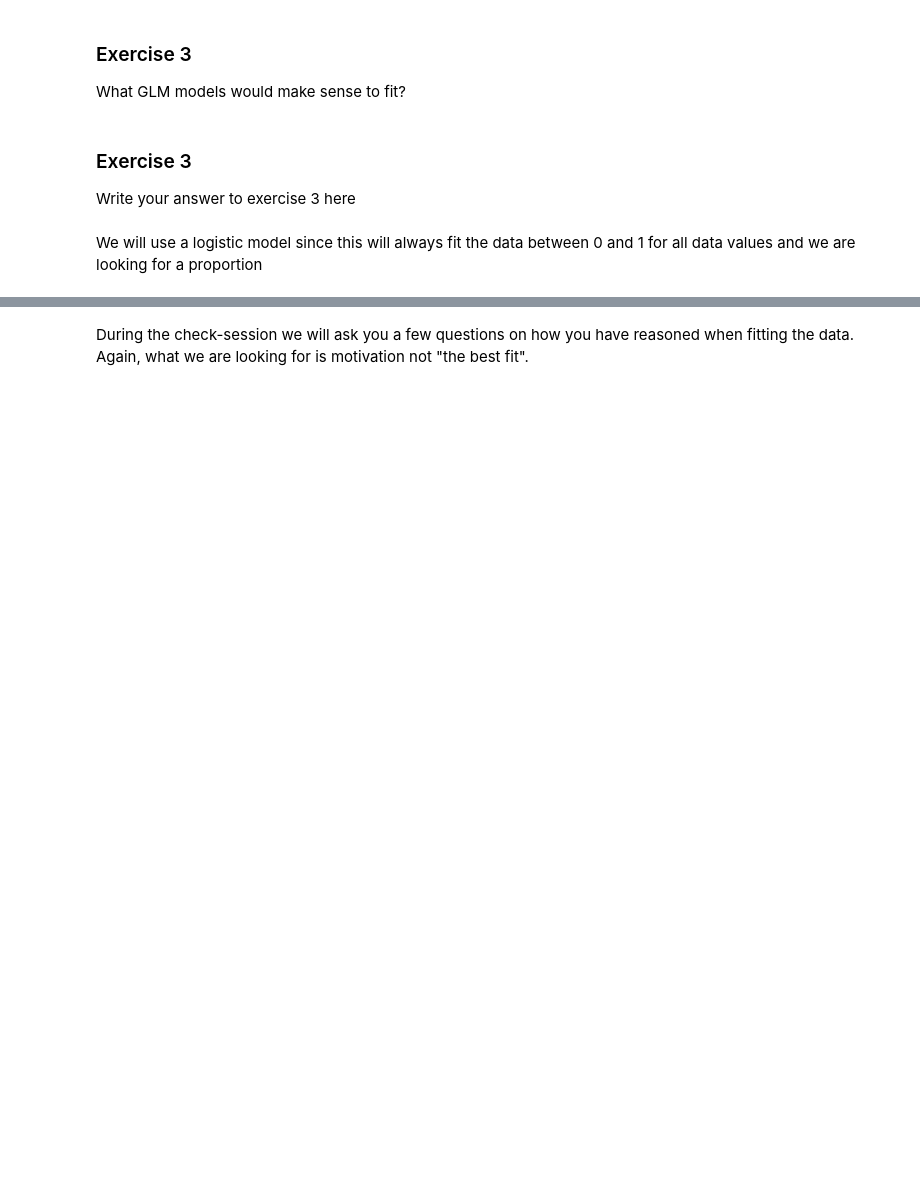
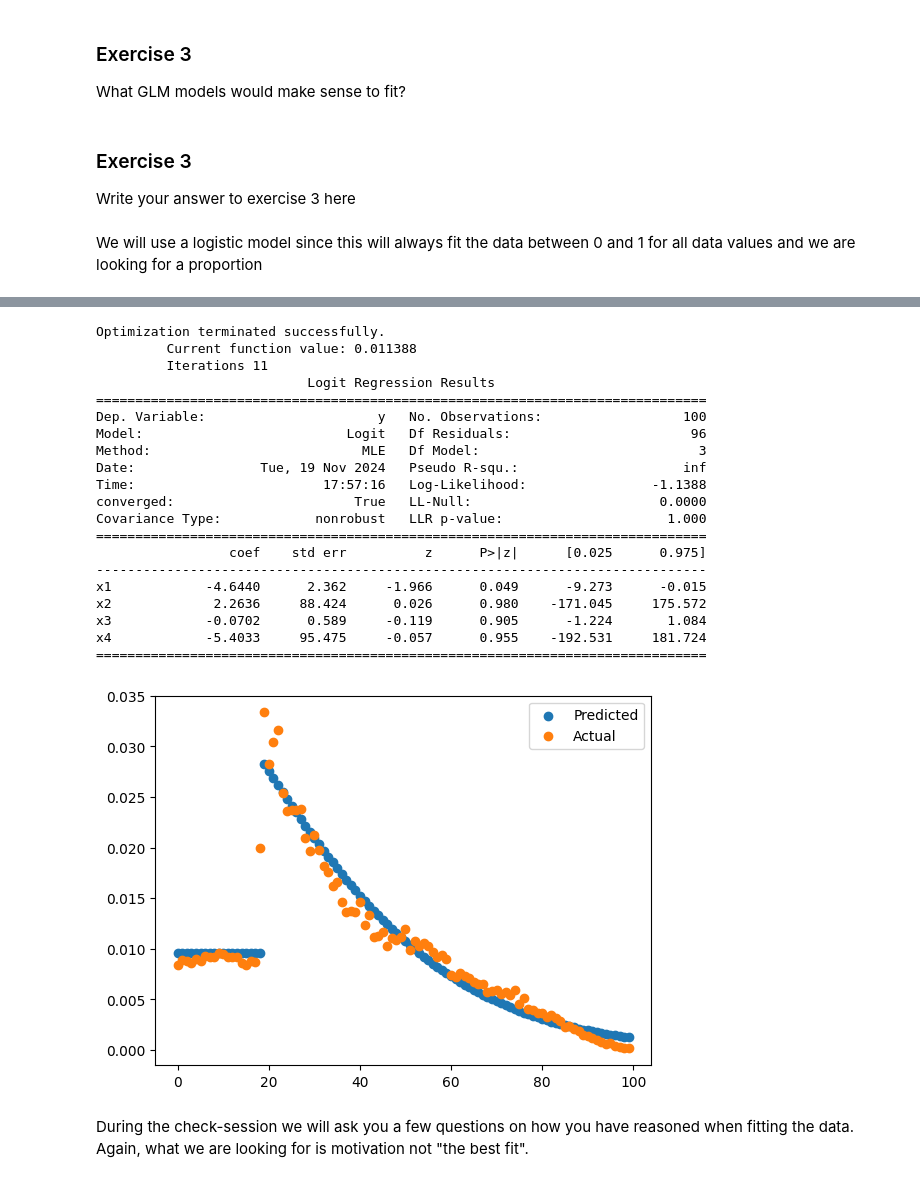
Before and after one commit to EuanWorth/ecw66_ads_2024, a Jupyter notebook: Practical_3.ipynb, the cells around one changed output, grey strips where cells are left out. Cells and saved outputs as stored; diff of their text form; code cells hidden in the pictures; blank space fills up the shorter version.

```diff
--- a/Practical_3.ipynb
+++ b/Practical_3.ipynb
@@ -695,3 +664,19 @@ design_vector = np.column_stack((kids_const, kids_linear, kids_quadratic, adults
+# %%
+import math
+
+age = np.array(range(100))
+kids = np.ones(100)
+for i in range(19,100):
+  kids[i] = 0
+adults_constant = np.ones(100)
+adults_linear = age * 1
+adults_exp = np.exp(- (age/100))
+for i in range(0,19):
+  adults_exp[i] = 0
+  adults_constant[i] = 0
+  adults_linear[i] = 0
+cam_design_matrix = np.column_stack((kids, adults_constant, adults_linear, adults_exp))
+uk_design_matrix = np.column_stack((np.sin(2 * math.pi * age/25), np.cos(2 * math.pi * age/25), age**2, age, np.ones(100)))
 # %% [markdown]
 ### Exercise 3
 
@@ -756,3 +690,37 @@ quasi-separation. In this case some parameters will not be identified.
+# %%
+cambridge_df = (age_df.loc['Cambridge'] / age_df.loc['Cambridge'].sum())
+cambridge = cambridge_df.values
+cam_model = sm.Logit(cambridge, cam_design_matrix*1)
+cambridge_fit = cam_model.fit()
+print(cambridge_fit.summary())
+cam_predicteds = np.array([cambridge_fit.predict(cam_design_matrix[i]) for i in range(100)]).reshape(-1)
+fig, ax = plt.subplots()
+ax.scatter(range(100), cam_predicteds, label='Predicted')
+ax.scatter(range(100), cambridge_df.values, label='Actual')
+ax.legend()
+plt.show()
+# %% [output]
+Optimization terminated successfully.
+         Current function value: 0.011388
+         Iterations 11
+                           Logit Regression Results
+==============================================================================
+Dep. Variable:                      y   No. Observations:                  100
+Model:                          Logit   Df Residuals:                       96
+Method:                           MLE   Df Model:                            3
+Date:                Tue, 19 Nov 2024   Pseudo R-squ.:                     inf
+Time:                        17:57:16   Log-Likelihood:                -1.1388
+converged:                       True   LL-Null:                        0.0000
+Covariance Type:            nonrobust   LLR p-value:                     1.000
+==============================================================================
+                 coef    std err          z      P>|z|      [0.025      0.975]
+------------------------------------------------------------------------------
+x1            -4.6440      2.362     -1.966      0.049      -9.273      -0.015
+x2             2.2636     88.424      0.026      0.980    -171.045     175.572
+x3            -0.0702      0.589     -0.119      0.905      -1.224       1.084
+x4            -5.4033     95.475     -0.057      0.955    -192.531     181.724
+==============================================================================
+[figure, added]
 # %% [markdown]
 During the check-session we will ask you a few questions on how you have reasoned when fitting the data.
 Again, what we are looking for is motivation not "the best fit".
```
Also changed, not shown: parts of 22 cells of this notebook.
